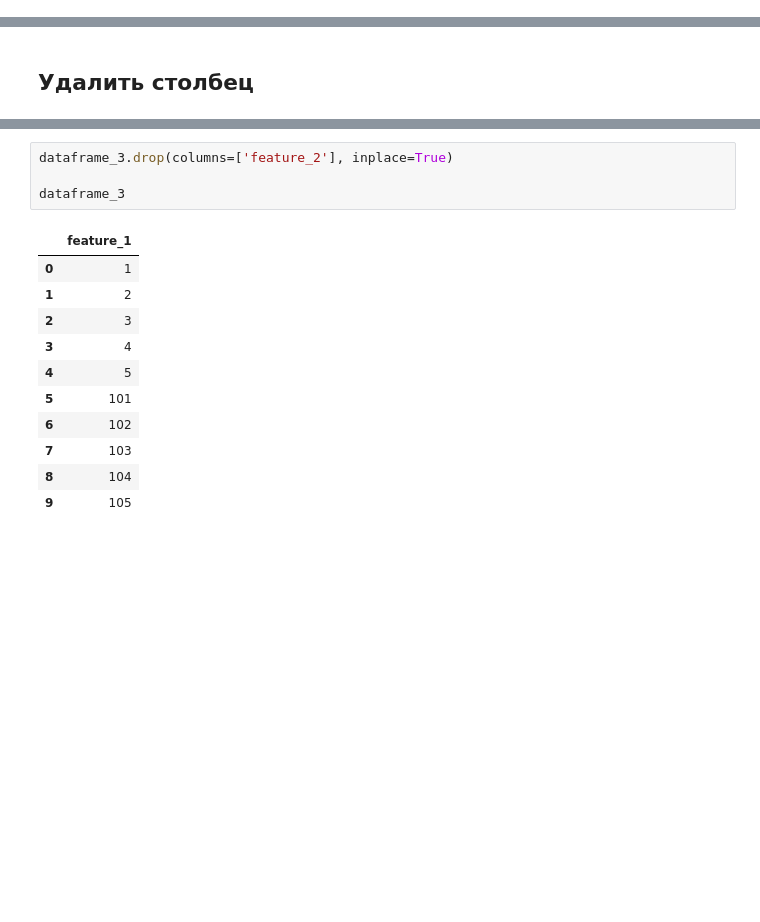
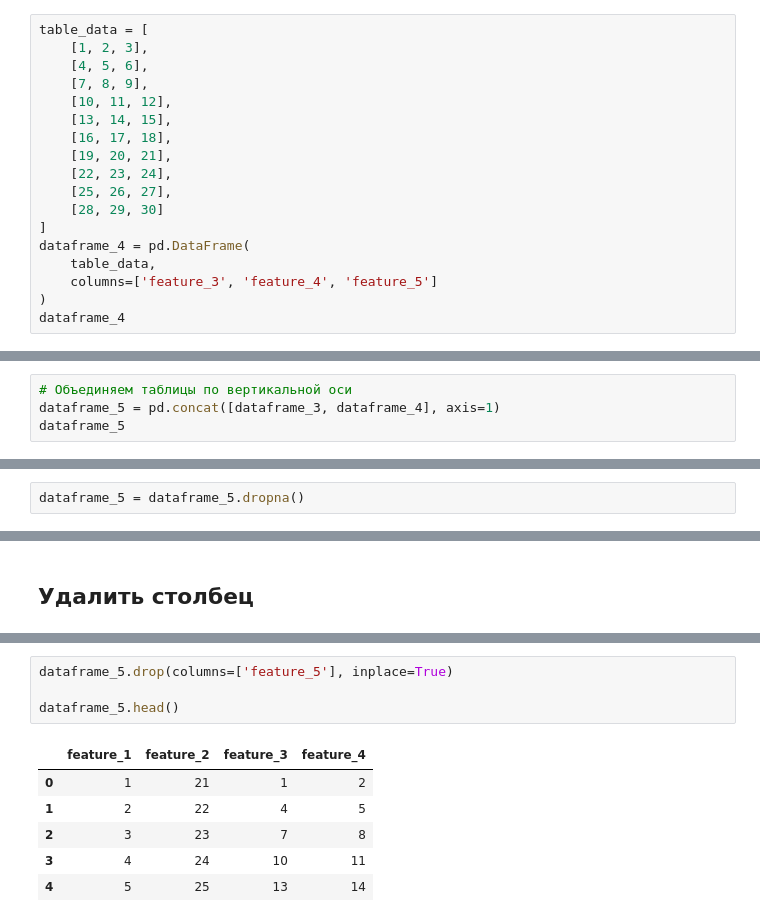
Before and after one commit to experiment0/data_science_helpers, a Jupyter notebook: articles/create_dataframe.ipynb, the cells around one changed output, grey strips where cells are left out. Cells and saved outputs as stored; diff of their text form; blank space fills up the shorter version.

```diff
--- a/articles/create_dataframe.ipynb
+++ b/articles/create_dataframe.ipynb
@@ -50,0 +53,18 @@ dataframe_3
+# %%
+table_data = [
+    [1, 2, 3],
+    [4, 5, 6],
+    [7, 8, 9],
+    [10, 11, 12],
+    [13, 14, 15],
+    [16, 17, 18],
+    [19, 20, 21],
+    [22, 23, 24],
+    [25, 26, 27],
+    [28, 29, 30]
+]
+dataframe_4 = pd.DataFrame(
+    table_data,
+    columns=['feature_3', 'feature_4', 'feature_5']
+)
+dataframe_4
@@ -50,0 +85,4 @@ dataframe_3
+# %%
+# Объединяем таблицы по вертикальной оси
+dataframe_5 = pd.concat([dataframe_3, dataframe_4], axis=1)
+dataframe_5
@@ -59,3 +114,5 @@ dtype: int64
+# %%
+dataframe_5 = dataframe_5.dropna()
 # %% [markdown]
 ## Посмотреть на типы данных
 # %%
@@ -69,16 +138,11 @@ dtype: object
 # %%
-dataframe_3.drop(columns=['feature_2'], inplace=True)
+dataframe_5.drop(columns=['feature_5'], inplace=True)
 
-dataframe_3
+dataframe_5.head()
 # %% [output]
-|  | feature_1 |
-| 0 | 1 |
-| 1 | 2 |
-| 2 | 3 |
-| 3 | 4 |
-| 4 | 5 |
-| 5 | 101 |
-| 6 | 102 |
-| 7 | 103 |
-| 8 | 104 |
-| 9 | 105 |
+|  | feature_1 | feature_2 | feature_3 | feature_4 |
+| 0 | 1 | 21 | 1 | 2 |
+| 1 | 2 | 22 | 4 | 5 |
+| 2 | 3 | 23 | 7 | 8 |
+| 3 | 4 | 24 | 10 | 11 |
+| 4 | 5 | 25 | 13 | 14 |
```
Also changed, not shown: parts of 10 cells of this notebook, 4 other files.
